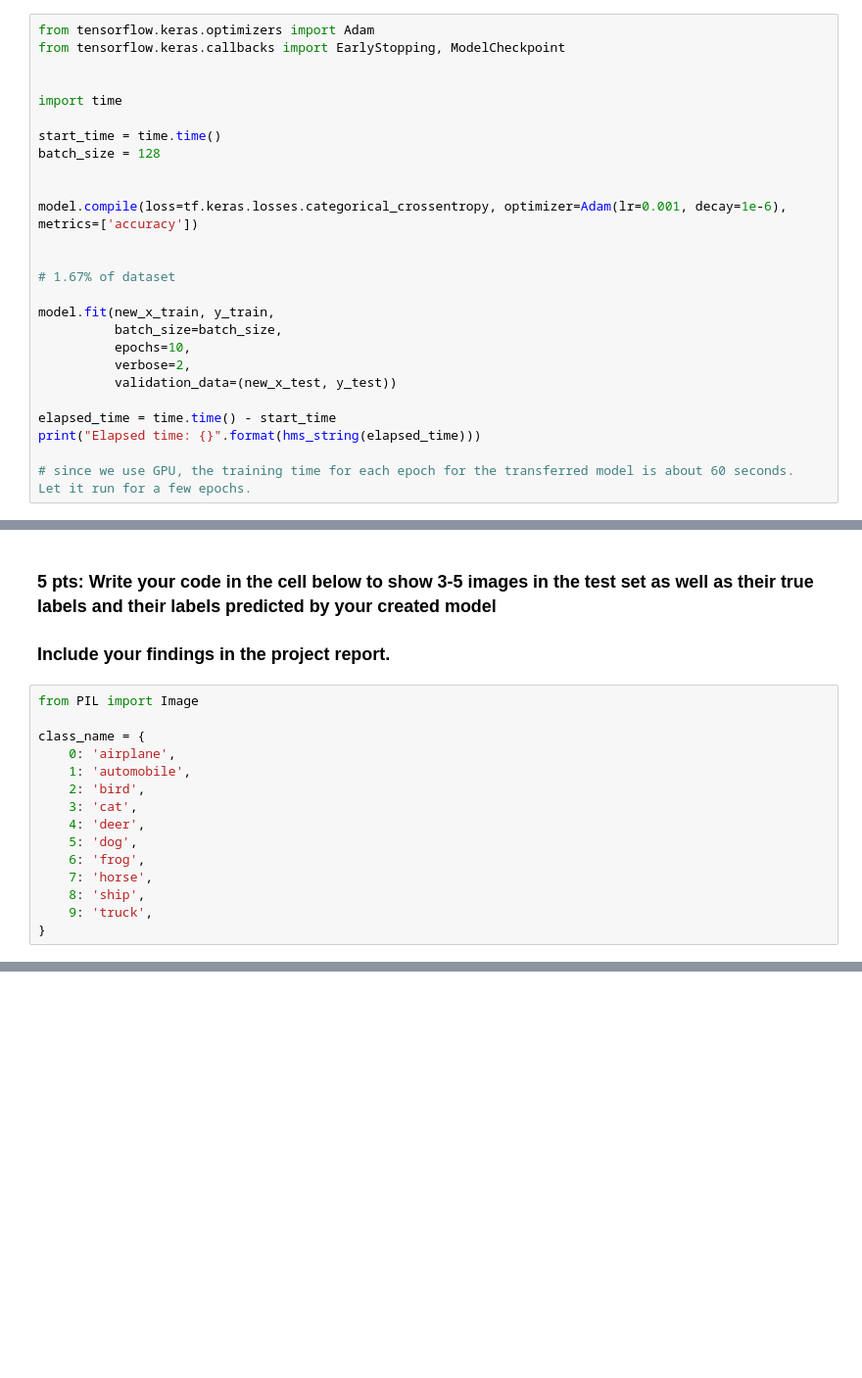
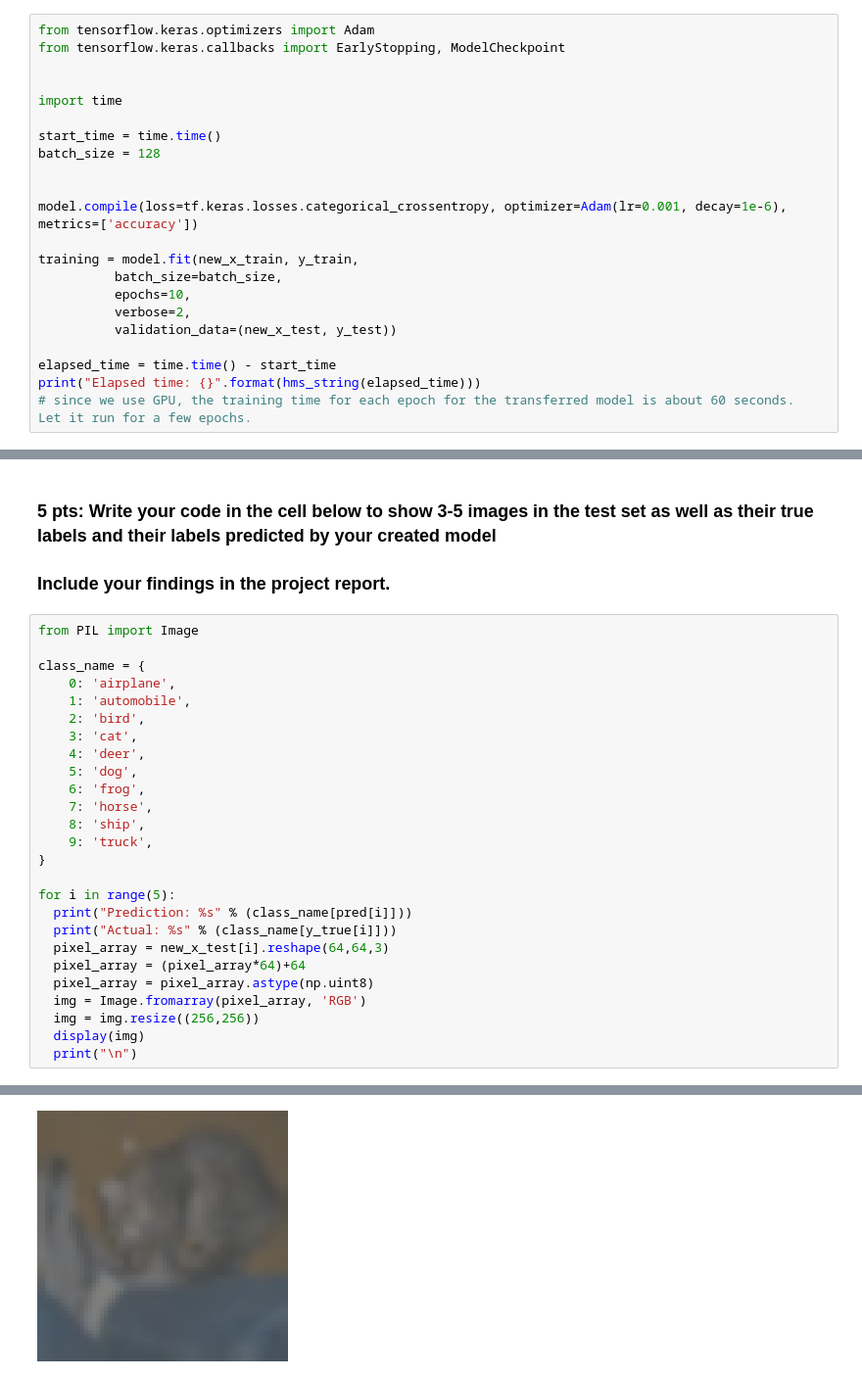
Before and after one commit to derrek-gass/CSC180-MP3, a Jupyter notebook: CSC180_Transfer_learning_project_on_cifar_10_(canvas_version).ipynb, the cells around one changed output, grey strips where cells are left out. Shown at 98% size. Saved outputs shown, nothing was run; the diff lists cells and outputs as text; blank space fills up the shorter version.

```diff
--- a/CSC180_Transfer_learning_project_on_cifar_10_(canvas_version).ipynb
+++ b/CSC180_Transfer_learning_project_on_cifar_10_(canvas_version).ipynb
@@ -602,10 +577,7 @@ batch_size = 128
 
 model.compile(loss=tf.keras.losses.categorical_crossentropy, optimizer=Adam(lr=0.001, decay=1e-6), metrics=['accuracy'])
 
-
-# 1.67% of dataset
-
-model.fit(new_x_train, y_train,
+training = model.fit(new_x_train, y_train,
           batch_size=batch_size,
           epochs=10,
           verbose=2,
@@ -613,7 +585,6 @@ model.fit(new_x_train, y_train,
 
 elapsed_time = time.time() - start_time
 print("Elapsed time: {}".format(hms_string(elapsed_time)))
-
 # since we use GPU, the training time for each epoch for the transferred model is about 60 seconds.  Let it run for a few epochs.
 # %% [output]
 Train on 50000 samples, validate on 10000 samples
@@ -710,3 +681,15 @@ class_name = {
     8: 'ship',
     9: 'truck',
 }
+
+for i in range(5):
+  print("Prediction: %s" % (class_name[pred[i]]))
+  print("Actual: %s" % (class_name[y_true[i]]))
+  pixel_array = new_x_test[i].reshape(64,64,3)
+  pixel_array = (pixel_array*64)+64
+  pixel_array = pixel_array.astype(np.uint8)
+  img = Image.fromarray(pixel_array, 'RGB')
+  img = img.resize((256,256))
+  display(img)
+  print("\n")
+# %% [output]
@@ -712,0 +698 @@ class_name = {
+[figure, added]
```
Also changed, not shown: parts of 16 cells of this notebook.
